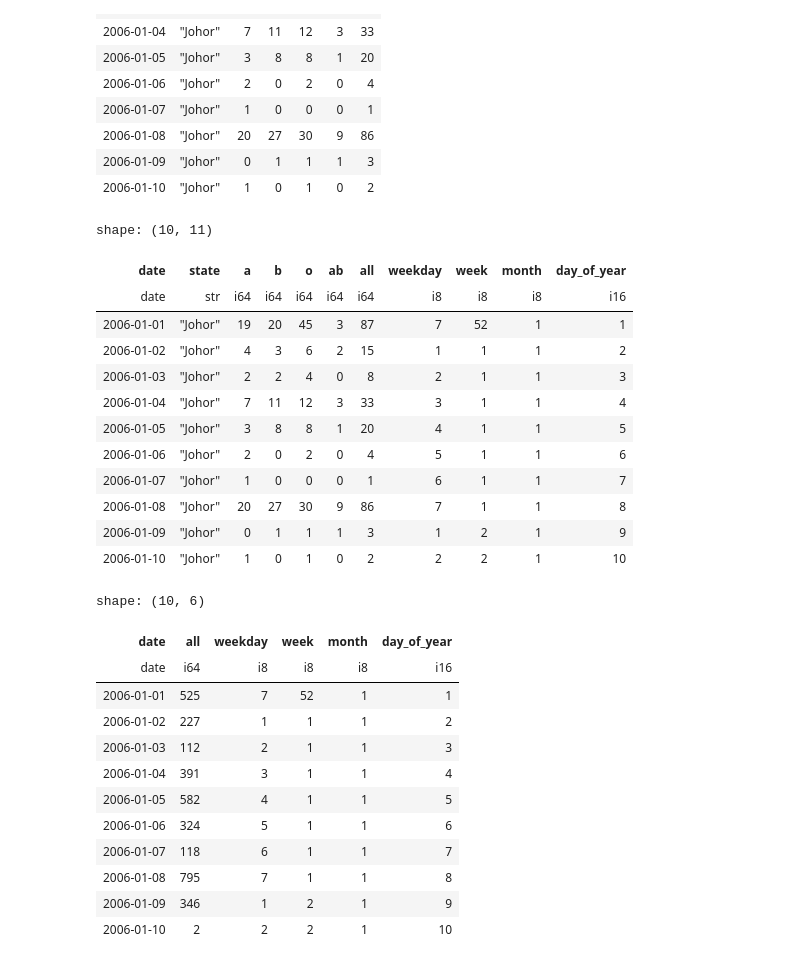
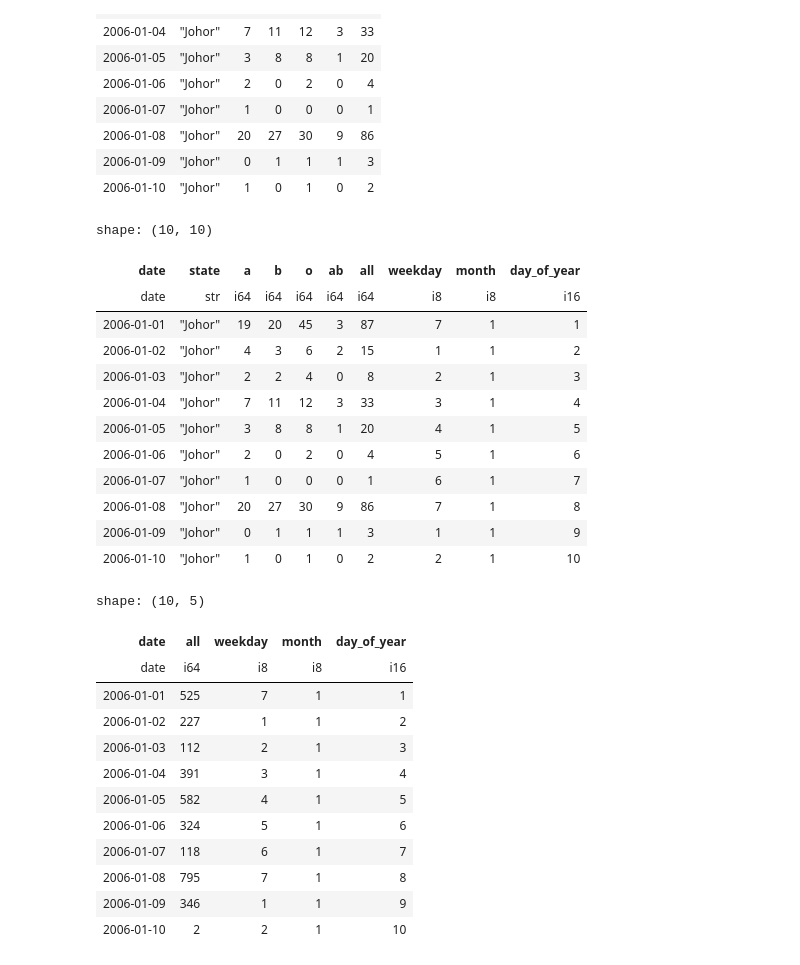
Before and after one commit to jasperschroeder/MalaysiaBloodDonations, a Jupyter notebook: 2_Model_Building.ipynb, the cells around one changed output. Saved outputs shown, nothing was run; the diff lists cells and outputs as text; code cells hidden in the pictures.

```diff
--- a/2_Model_Building.ipynb
+++ b/2_Model_Building.ipynb
@@ -36,49 +35,49 @@ shape: (10, 7)
 # %%
 df = df.with_columns([
     pl.col("date").dt.weekday().alias("weekday"),
-    pl.col("date").dt.week().alias("week"),
+    # pl.col("date").dt.week().alias("week"),
     pl.col("date").dt.month().alias("month"),
     pl.col("date").dt.ordinal_day().alias("day_of_year")
 ])
 
 df.head(10)
 # %% [output]
-shape: (10, 11)
+shape: (10, 10)
-| date | state | a | b | o | ab | all | weekday | week | month | day_of_year |
-| date | str | i64 | i64 | i64 | i64 | i64 | i8 | i8 | i8 | i16 |
-| 2006-01-01 | "Johor" | 19 | 20 | 45 | 3 | 87 | 7 | 52 | 1 | 1 |
-| 2006-01-02 | "Johor" | 4 | 3 | 6 | 2 | 15 | 1 | 1 | 1 | 2 |
-| 2006-01-03 | "Johor" | 2 | 2 | 4 | 0 | 8 | 2 | 1 | 1 | 3 |
-| 2006-01-04 | "Johor" | 7 | 11 | 12 | 3 | 33 | 3 | 1 | 1 | 4 |
-| 2006-01-05 | "Johor" | 3 | 8 | 8 | 1 | 20 | 4 | 1 | 1 | 5 |
-| 2006-01-06 | "Johor" | 2 | 0 | 2 | 0 | 4 | 5 | 1 | 1 | 6 |
-| 2006-01-07 | "Johor" | 1 | 0 | 0 | 0 | 1 | 6 | 1 | 1 | 7 |
-| 2006-01-08 | "Johor" | 20 | 27 | 30 | 9 | 86 | 7 | 1 | 1 | 8 |
-| 2006-01-09 | "Johor" | 0 | 1 | 1 | 1 | 3 | 1 | 2 | 1 | 9 |
-| 2006-01-10 | "Johor" | 1 | 0 | 1 | 0 | 2 | 2 | 2 | 1 | 10 |
+| date | state | a | b | o | ab | all | weekday | month | day_of_year |
+| date | str | i64 | i64 | i64 | i64 | i64 | i8 | i8 | i16 |
+| 2006-01-01 | "Johor" | 19 | 20 | 45 | 3 | 87 | 7 | 1 | 1 |
+| 2006-01-02 | "Johor" | 4 | 3 | 6 | 2 | 15 | 1 | 1 | 2 |
+| 2006-01-03 | "Johor" | 2 | 2 | 4 | 0 | 8 | 2 | 1 | 3 |
+| 2006-01-04 | "Johor" | 7 | 11 | 12 | 3 | 33 | 3 | 1 | 4 |
+| 2006-01-05 | "Johor" | 3 | 8 | 8 | 1 | 20 | 4 | 1 | 5 |
+| 2006-01-06 | "Johor" | 2 | 0 | 2 | 0 | 4 | 5 | 1 | 6 |
+| 2006-01-07 | "Johor" | 1 | 0 | 0 | 0 | 1 | 6 | 1 | 7 |
+| 2006-01-08 | "Johor" | 20 | 27 | 30 | 9 | 86 | 7 | 1 | 8 |
+| 2006-01-09 | "Johor" | 0 | 1 | 1 | 1 | 3 | 1 | 1 | 9 |
+| 2006-01-10 | "Johor" | 1 | 0 | 1 | 0 | 2 | 2 | 1 | 10 |
 # %%
 # Starting with all
 df_all = df.group_by(['date']).agg([
     pl.sum('all').alias('all'),
     pl.first('weekday').alias('weekday'),
-    pl.first('week').alias('week'),
+    # pl.first('week').alias('week'),
     pl.first('month').alias('month'),
     pl.first('day_of_year').alias('day_of_year')
 ]).sort('date')
 
 df_all.head(10)
 # %% [output]
-shape: (10, 6)
+shape: (10, 5)
-| date | all | weekday | week | month | day_of_year |
-| date | i64 | i8 | i8 | i8 | i16 |
-| 2006-01-01 | 525 | 7 | 52 | 1 | 1 |
-| 2006-01-02 | 227 | 1 | 1 | 1 | 2 |
-| 2006-01-03 | 112 | 2 | 1 | 1 | 3 |
-| 2006-01-04 | 391 | 3 | 1 | 1 | 4 |
-| 2006-01-05 | 582 | 4 | 1 | 1 | 5 |
-| 2006-01-06 | 324 | 5 | 1 | 1 | 6 |
-| 2006-01-07 | 118 | 6 | 1 | 1 | 7 |
-| 2006-01-08 | 795 | 7 | 1 | 1 | 8 |
-| 2006-01-09 | 346 | 1 | 2 | 1 | 9 |
-| 2006-01-10 | 2 | 2 | 2 | 1 | 10 |
+| date | all | weekday | month | day_of_year |
+| date | i64 | i8 | i8 | i16 |
+| 2006-01-01 | 525 | 7 | 1 | 1 |
+| 2006-01-02 | 227 | 1 | 1 | 2 |
+| 2006-01-03 | 112 | 2 | 1 | 3 |
+| 2006-01-04 | 391 | 3 | 1 | 4 |
+| 2006-01-05 | 582 | 4 | 1 | 5 |
+| 2006-01-06 | 324 | 5 | 1 | 6 |
+| 2006-01-07 | 118 | 6 | 1 | 7 |
+| 2006-01-08 | 795 | 7 | 1 | 8 |
+| 2006-01-09 | 346 | 1 | 1 | 9 |
+| 2006-01-10 | 2 | 2 | 1 | 10 |
 # %%
```
Also changed, not shown: parts of 5 cells of this notebook, 1 other file.
